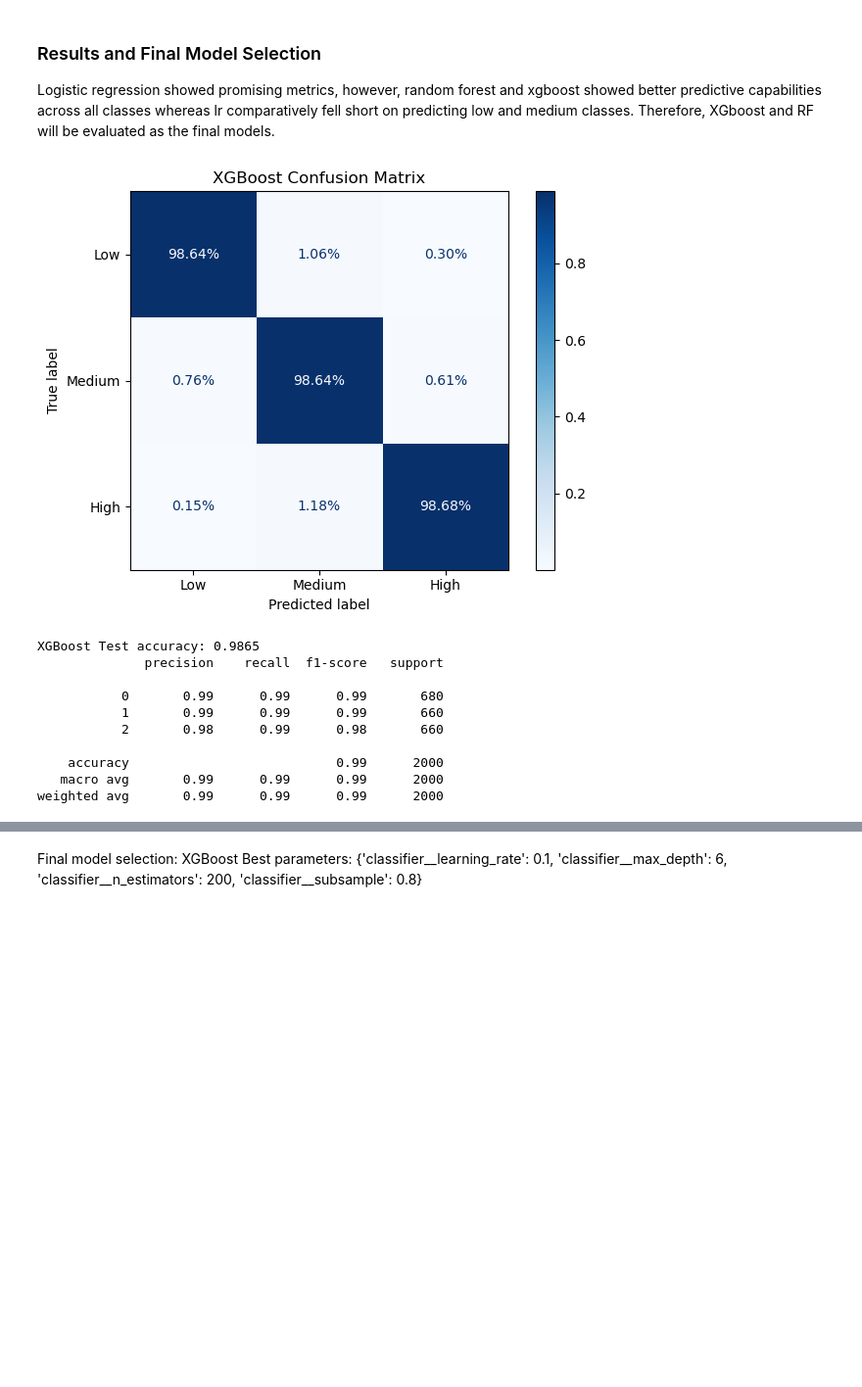
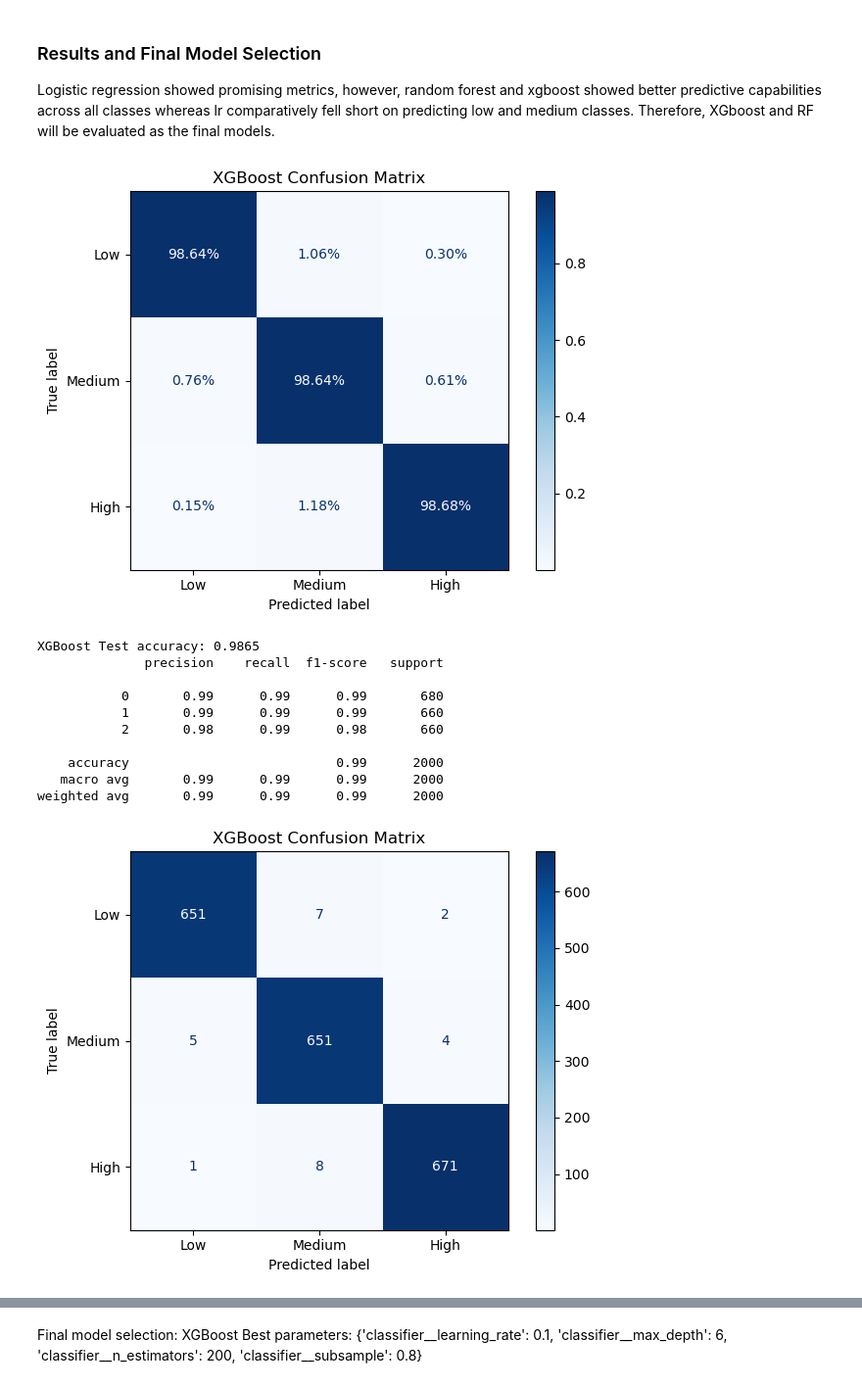
Before and after one commit to njafariii/data-center-energy-efficiency, a Jupyter notebook: model_comparison.ipynb, the cells around one changed output, grey strips where cells are left out. Shown at 98% size. Drawn from its saved outputs; the diff is of its cells as text; code cells hidden in the pictures; blank space fills up the shorter version.

```diff
--- a/model_comparison.ipynb
+++ b/model_comparison.ipynb
@@ -936,33 +936,53 @@ cm = confusion_matrix(
     y_pred_xgb_tuned,
     labels=label_encoder.transform(class_names),
     normalize="true"
 )
 
 # Plot
 disp = ConfusionMatrixDisplay(
     confusion_matrix=cm,
     display_labels=class_names
 )
 
 disp.plot(cmap="Blues", values_format=".2%")
 plt.title("XGBoost Confusion Matrix")
 plt.tight_layout()
 plt.show()
 
 print("XGBoost Test accuracy:", accuracy_score(y_test_encoded, y_pred_xgb_tuned))
 print(classification_report(y_test_encoded, y_pred_xgb_tuned))
+
+# Create confusion matrix for XGBoost (Not normalized)
+
+cm = confusion_matrix(
+    y_test_encoded,
+    y_pred_xgb_tuned,
+    labels=label_encoder.transform(class_names),
+)
+
+# Plot
+disp = ConfusionMatrixDisplay(
+    confusion_matrix=cm,
+    display_labels=class_names
+)
+
+disp.plot(cmap="Blues")
+plt.title("XGBoost Confusion Matrix")
+plt.tight_layout()
+plt.show()
 # %% [output]
 [figure]
 XGBoost Test accuracy: 0.9865
               precision    recall  f1-score   support
 
            0       0.99      0.99      0.99       680
            1       0.99      0.99      0.99       660
            2       0.98      0.99      0.98       660
 
     accuracy                           0.99      2000
    macro avg       0.99      0.99      0.99      2000
 weighted avg       0.99      0.99      0.99      2000
+[figure, added]
 # %%
 # Random Forest Confusion Matrix
 ConfusionMatrixDisplay.from_predictions(
```
Also changed, not shown: parts of 2 cells of this notebook.
